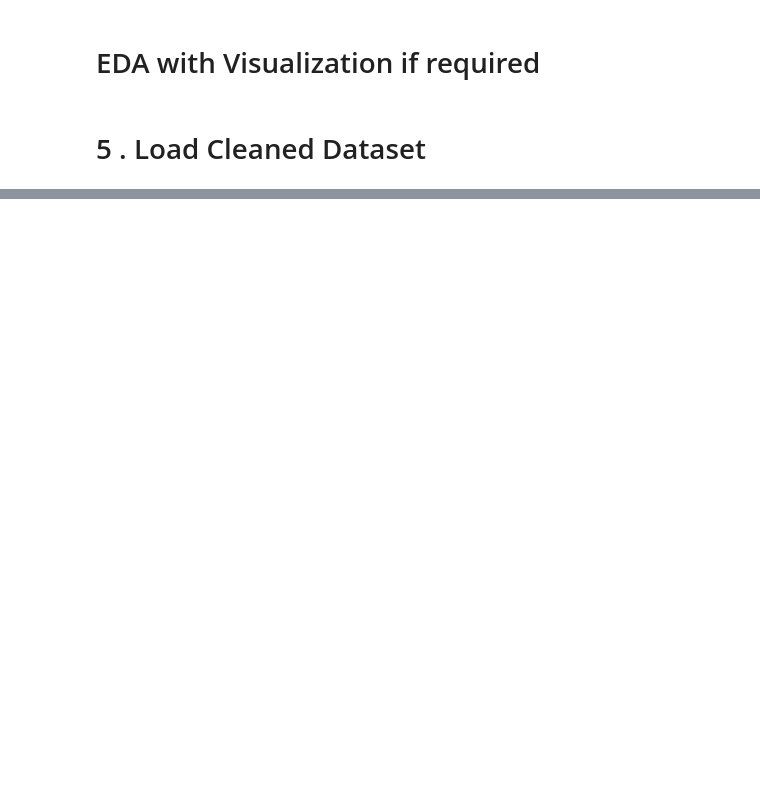
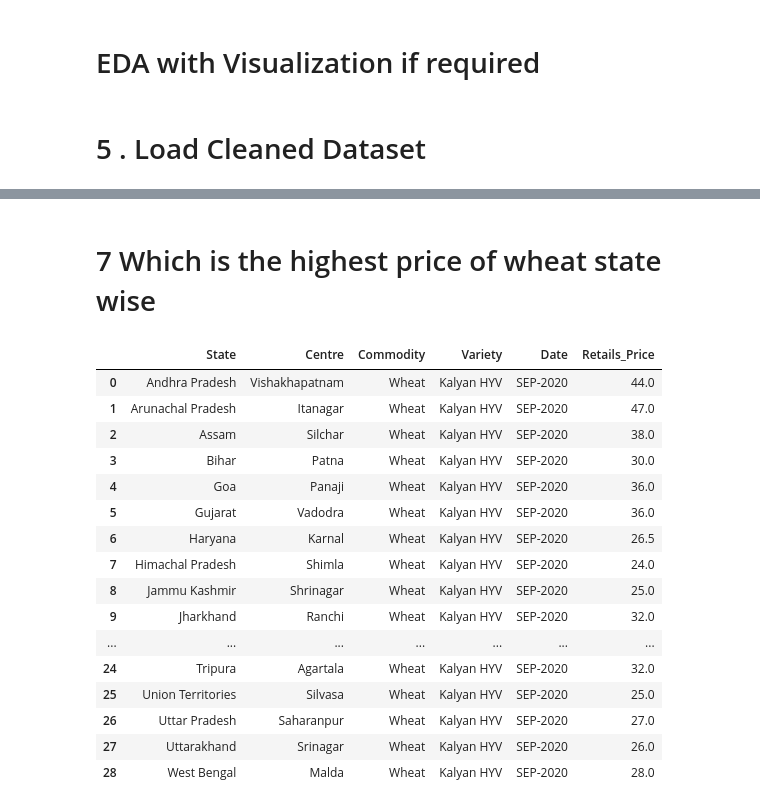
Before and after one commit to Monda7S/Data-Science, a Jupyter notebook: EDA Project_Monthly_Food_Retail_PriceSujan.ipynb, the cells around one changed output, grey strips where cells are left out. Drawn from its saved outputs; the diff is of its cells as text; code cells hidden in the pictures; blank space fills up the shorter version.

```diff
--- a/EDA Project_Monthly_Food_Retail_PriceSujan.ipynb
+++ b/EDA Project_Monthly_Food_Retail_PriceSujan.ipynb
@@ -160,0 +258,7 @@ SyntaxError: invalid syntax (Temp/ipykernel_19084/924107488.py, line 1)
+# %%
+# max_price= com['Retails_Price'].max()
+# max_price
+com=df.loc[(df['Commodity'] =='Wheat')]
+com
+max_price=com.loc[com['Retails_Price'].idxmax()]
+max_price
@@ -160,0 +273,28 @@ SyntaxError: invalid syntax (Temp/ipykernel_19084/924107488.py, line 1)
+# %% [markdown]
+# 7 Which is the highest price of wheat state wise
+# %%
+state_wise=com.groupby('State').max().reset_index()
+state_wise
+
+# state wise = com.groupby('State')['Retails_Price'].max()
+# state_wise
+# state_wise_sort=state_wise.reset_index().sort_values(['Retails_Price'], ascending = False)
+# state_wise_sort.reset_index().drop(['index'],axis=1)
+# %% [output]
+|  | State | Centre | Commodity | Variety | Date | Retails_Price |
+| 0 | Andhra Pradesh | Vishakhapatnam | Wheat | Kalyan HYV | SEP-2020 | 44.0 |
+| 1 | Arunachal Pradesh | Itanagar | Wheat | Kalyan HYV | SEP-2020 | 47.0 |
+| 2 | Assam | Silchar | Wheat | Kalyan HYV | SEP-2020 | 38.0 |
+| 3 | Bihar | Patna | Wheat | Kalyan HYV | SEP-2020 | 30.0 |
+| 4 | Goa | Panaji | Wheat | Kalyan HYV | SEP-2020 | 36.0 |
+| 5 | Gujarat | Vadodra | Wheat | Kalyan HYV | SEP-2020 | 36.0 |
+| 6 | Haryana | Karnal | Wheat | Kalyan HYV | SEP-2020 | 26.5 |
+| 7 | Himachal Pradesh | Shimla | Wheat | Kalyan HYV | SEP-2020 | 24.0 |
+| 8 | Jammu Kashmir | Shrinagar | Wheat | Kalyan HYV | SEP-2020 | 25.0 |
+| 9 | Jharkhand | Ranchi | Wheat | Kalyan HYV | SEP-2020 | 32.0 |
+| ... | ... | ... | ... | ... | ... | ... |
+| 24 | Tripura | Agartala | Wheat | Kalyan HYV | SEP-2020 | 32.0 |
+| 25 | Union Territories | Silvasa | Wheat | Kalyan HYV | SEP-2020 | 25.0 |
+| 26 | Uttar Pradesh | Saharanpur | Wheat | Kalyan HYV | SEP-2020 | 27.0 |
+| 27 | Uttarakhand | Srinagar | Wheat | Kalyan HYV | SEP-2020 | 26.0 |
+| 28 | West Bengal | Malda | Wheat | Kalyan HYV | SEP-2020 | 28.0 |
```
Also changed, not shown: parts of 49 cells of this notebook.
